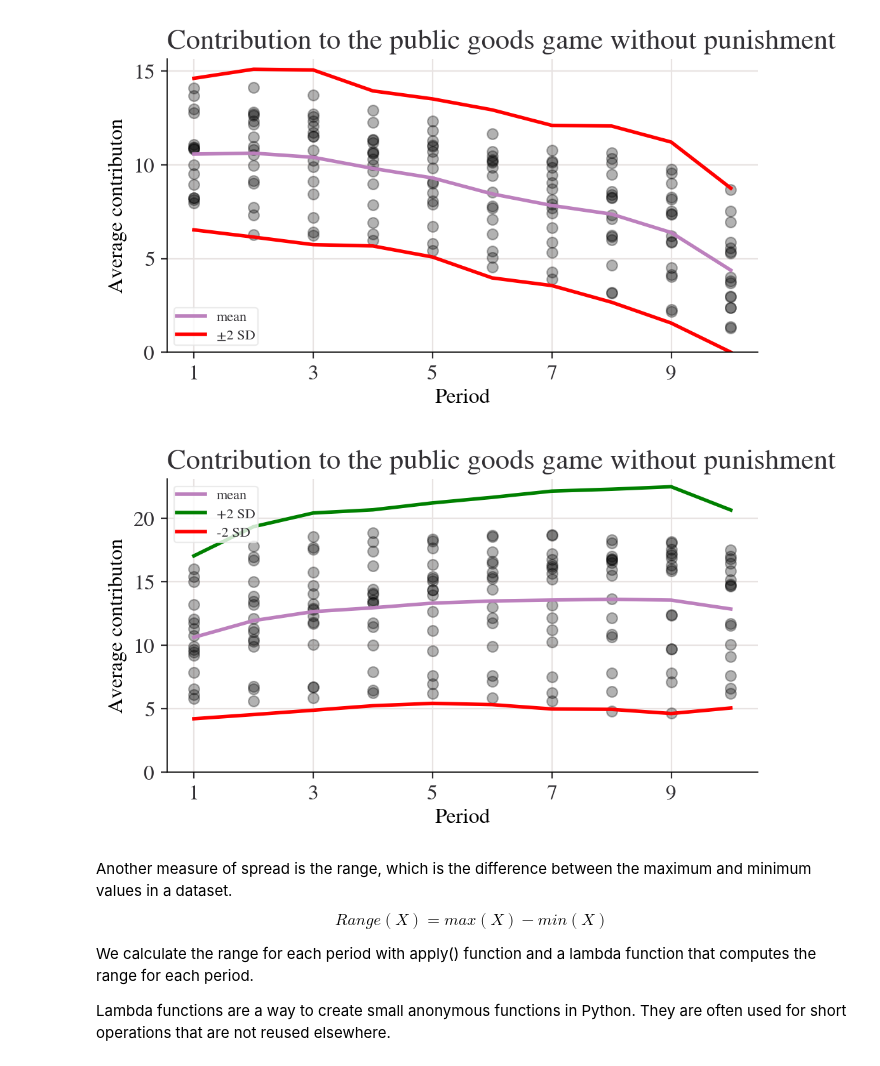
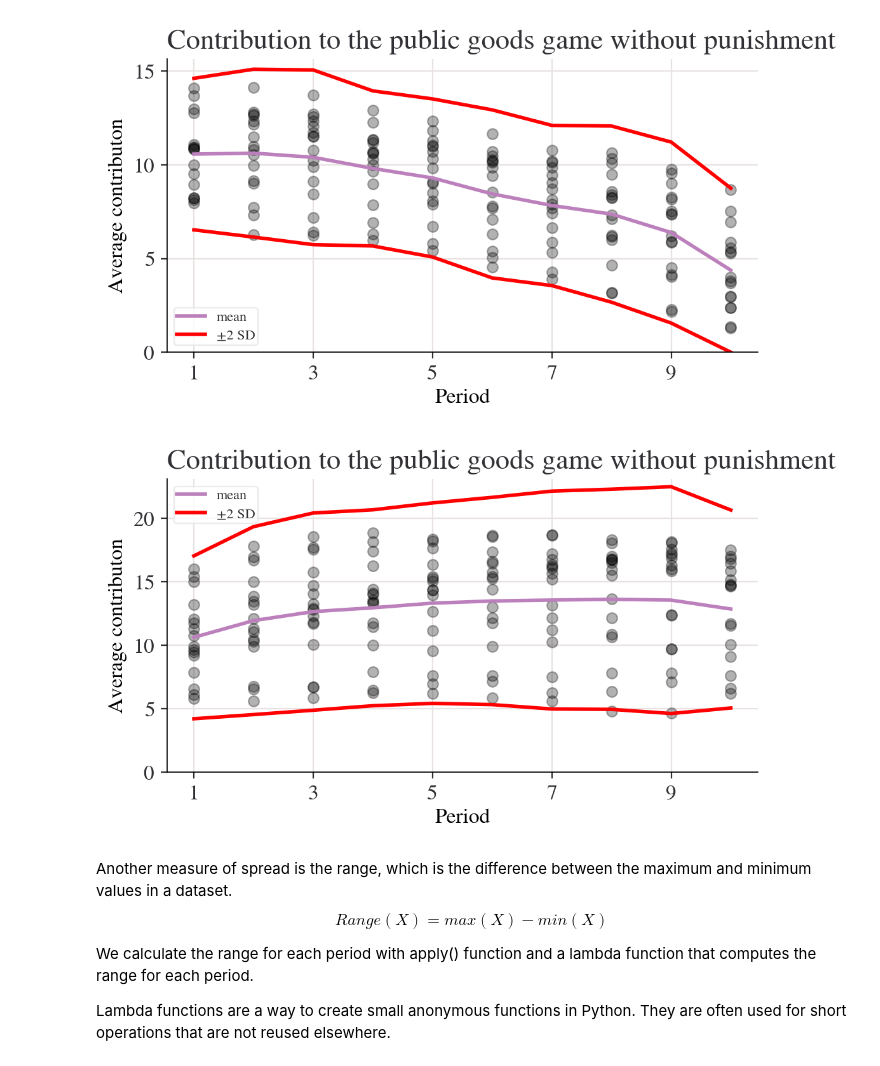
Before and after one commit to atilasol/doing-economics, a Jupyter notebook: 2. Collecting and analysing data from experiments.ipynb, the cells around one changed output. Saved outputs shown, nothing was run; the diff lists cells and outputs as text; code cells hidden in the pictures.

```diff
--- a/2. Collecting and analysing data from experiments.ipynb
+++ b/2. Collecting and analysing data from experiments.ipynb
@@ -229,19 +229,19 @@ plt.show();
 # %%
 fig, ax = plt.subplots(dpi=200)
 
 p_c["mean"].plot(ax = ax, label = "mean")
-(p_c["mean"] + 2 * p_c["std"]).plot(ax = ax, ylim = (0, None), color = "green", label = "+2 SD")
-(p_c["mean"] - 2 * p_c["std"]).plot(ax = ax, ylim = (0, None), color = "red", label = "-2 SD")
+(p_c["mean"] + 2 * p_c["std"]).plot(ax = ax, ylim = (0, None), color = "red", label = "±2 SD")
+(p_c["mean"] - 2 * p_c["std"]).plot(ax = ax, ylim = (0, None), color = "red")
 
 for i in range(len(data_n.columns)):
     ax.scatter(x = range(len(data_n.index)), y = data_p.iloc[:, i], color = "k", alpha = 0.3)
 
 ax.legend()
 ax.set_ylabel("Average contributon")
 ax.set_title("Contribution to the public goods game without punishment")
 plt.show();
 # %% [output]
-[figure, old version]
+[figure, new version]
 # %% [markdown]
 Another measure of spread is the range, which is the difference between the maximum and minimum values in a dataset.
 $$Range(X) = max(X) - min(X)$$
```
Also changed, not shown: 1 other file.
